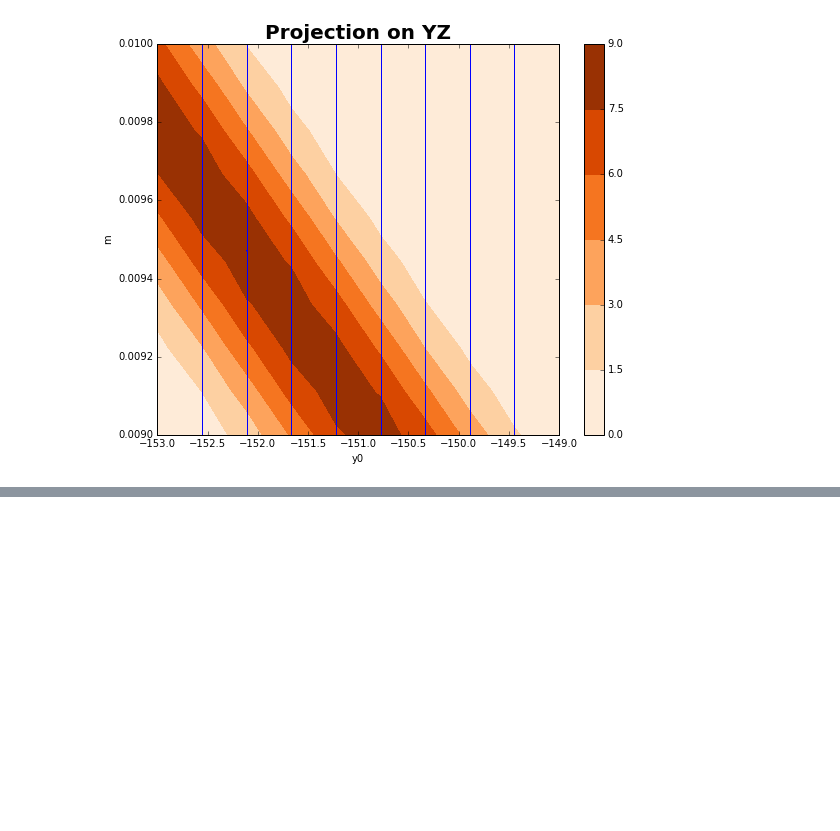
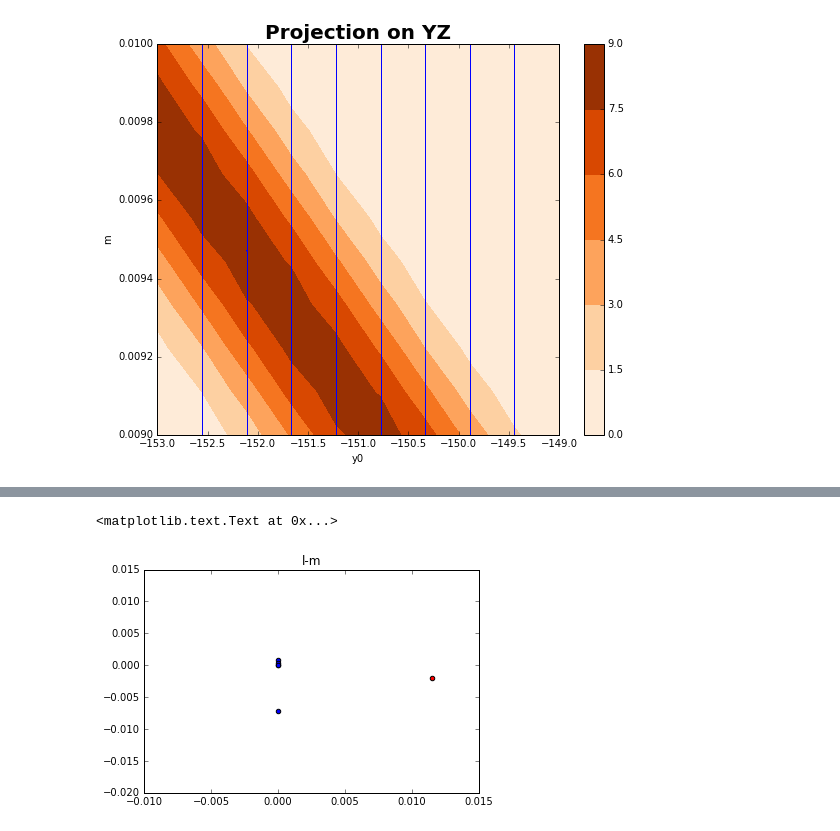
Before and after one commit to hushchyn-mikhail/ship_tracking_summer2016, a Jupyter notebook: notebooks/Retina_demonstration.ipynb, the cells around one changed output, grey strips where cells are left out. Drawn from its saved outputs; the diff is of its cells as text; code cells hidden in the pictures; blank space fills up the shorter version.

```diff
--- a/notebooks/Retina_demonstration.ipynb
+++ b/notebooks/Retina_demonstration.ipynb
@@ -276,0 +295,14 @@ plt.ylim([0.009, 0.01])
+# %%
+dots_array = retina.fit(art_event[['Wx1', 'Wy1', 'Wz', 'Wx2', 'Wy2', 'Wz']].values, \
+                        array_of_initial_parameters)
+new_dots_array = []
+for i in dots_array:
+    new_dots_array.append([vec2params(i)])
+new_dots_array = np.array(new_dots_array)
+# %%
+plt.scatter(new_dots_array[:, 0, 1], new_dots_array[:, 0, 3])
+plt.scatter(track1[1], track1[3], c='red')
+plt.title('l-m')
+# %% [output]
+<matplotlib.text.Text at 0x...>
+[figure, added]
```
Also changed, not shown: parts of 17 cells of this notebook, 3 other files.
